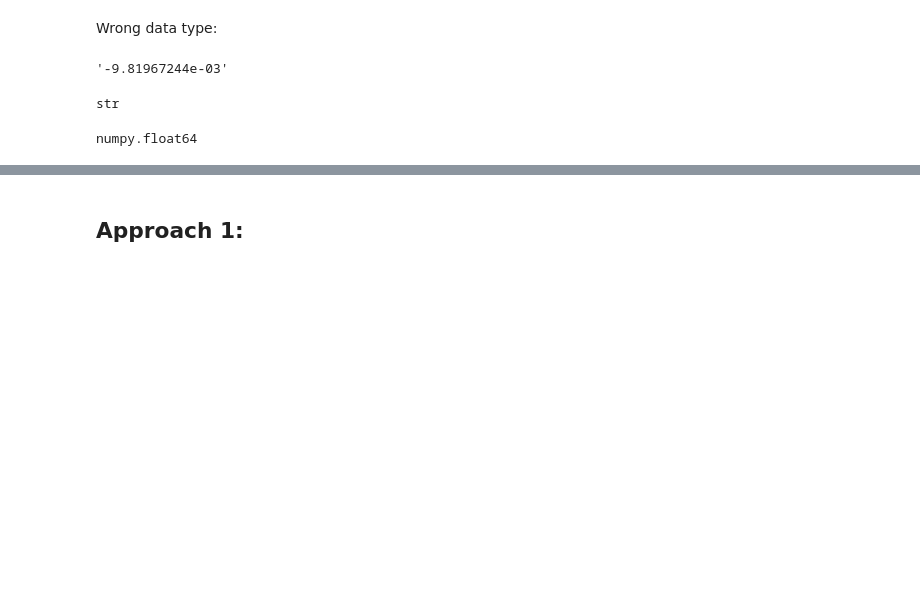
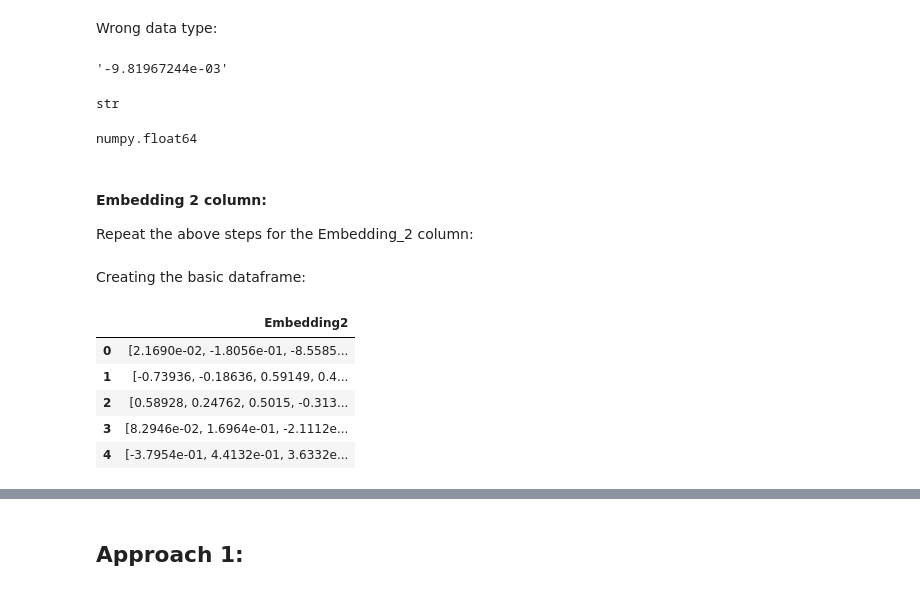
Before and after one commit to TechLabs-Berlin/wt23-naturdoc, a Jupyter notebook: ds/notebooks/data_clustering.ipynb, the cells around one changed output, grey strips where cells are left out. Cells and saved outputs as stored; diff of their text form; code cells hidden in the pictures; blank space fills up the shorter version.

```diff
--- a/ds/notebooks/data_clustering.ipynb
+++ b/ds/notebooks/data_clustering.ipynb
@@ -183,3 +178,22 @@ embeddings1_df = embeddings1_df.apply(pd.to_numeric, errors='coerce')
 type(embeddings1_df.loc[0, "Embedding1_0"])
 # %% [output]
 numpy.float64
+# %% [markdown]
+#### Embedding 2 column:
+
+Repeat the above steps for the Embedding_2 column:
+# %% [markdown]
+Creating the basic dataframe:
+# %%
+embeddings2_series = listify_df_values(symptoms_embeddings.loc[:, "Embedding2"])
+embeddings2_series = embeddings2_series.apply(lambda row: [val for val in row if val])
+
+embeddings2_df = pd.DataFrame(embeddings2_series)
+embeddings2_df.head()
+# %% [output]
+|  | Embedding2 |
+| 0 | [2.1690e-02, -1.8056e-01, -8.5585... |
+| 1 | [-0.73936, -0.18636, 0.59149, 0.4... |
+| 2 | [0.58928, 0.24762, 0.5015, -0.313... |
+| 3 | [8.2946e-02, 1.6964e-01, -2.1112e... |
+| 4 | [-3.7954e-01, 4.4132e-01, 3.6332e... |
```
Also changed, not shown: parts of 77 cells of this notebook, 2 other files.
